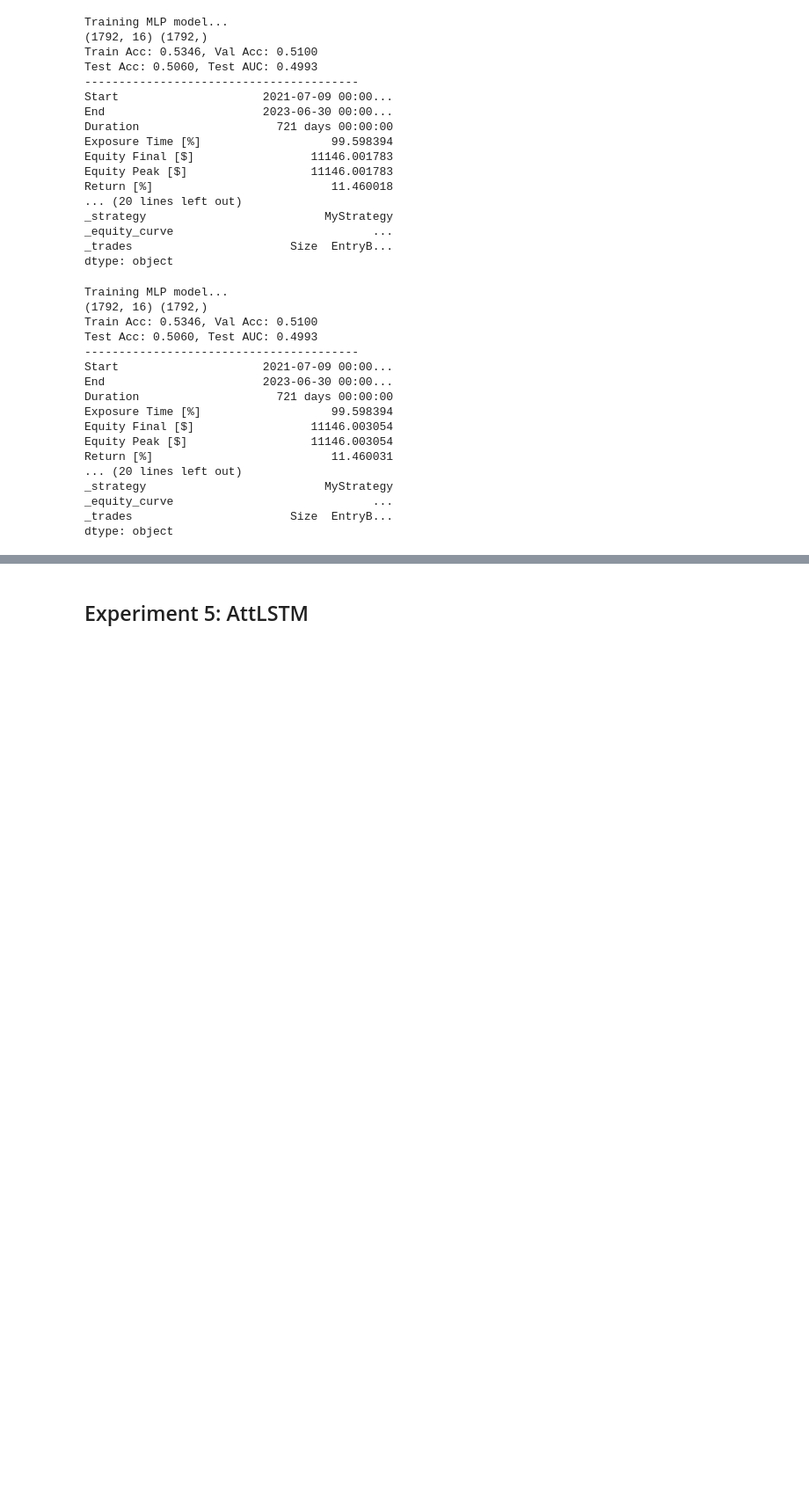
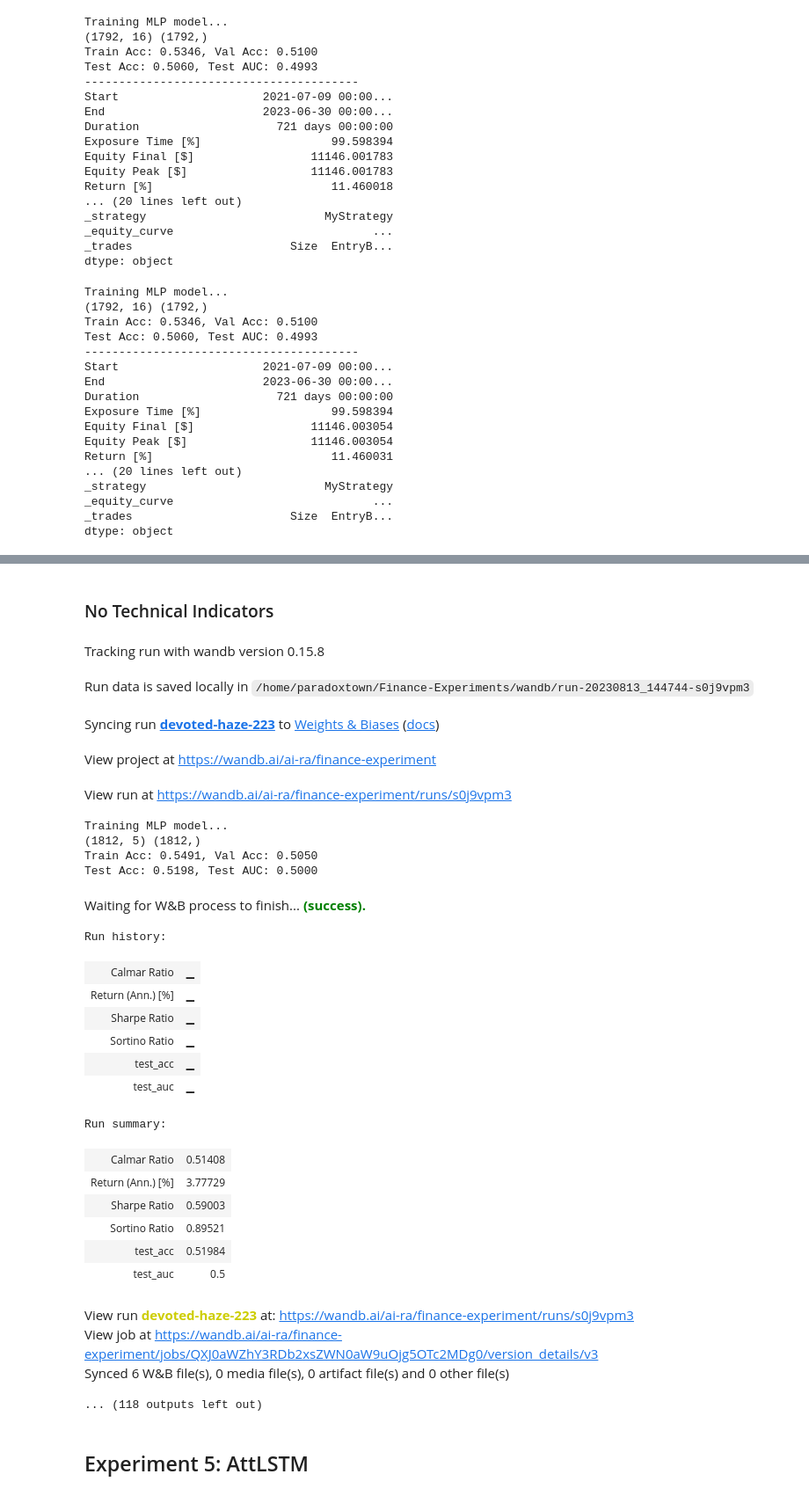
Before and after one commit to paradoxtown/Finance-Experiments, a Jupyter notebook: experiments.ipynb, the cells around one changed output, grey strips where cells are left out. Shown at 88% size. Drawn from its saved outputs; the diff is of its cells as text; code cells hidden in the pictures; blank space fills up the shorter version.

```diff
--- a/experiments.ipynb
+++ b/experiments.ipynb
@@ -323,5 +416,3 @@ exp.lr = 1e-3
 exp.batch_size = 32
 exp.early_stopping = True
 exp.technical_indicators = []
-# %%
-acc, auc, sim = exp.run()
@@ -345,0 +419,2 @@ dtype: object
+# %%
+exp.run()
@@ -346,3 +439,45 @@ dtype: object
+# %% [markdown]
+### No Technical Indicators
+# %%
+exp.model_framework = 'Sklearn'
+exp.model_name = 'MLP'
+exp.max_iter = 1000
+exp.lr = 1e-3
+exp.batch_size = 32
+exp.early_stopping = True
+technical_indicators = []
+# %%
+for _ in range(10):
+    exp.run()
+# %% [output]
+Tracking run with wandb version 0.15.8
+Run data is saved locally in /home/paradoxtown/Finance-Experiments/wandb/run-20230813_144744-s0j9vpm3
+Syncing run devoted-haze-223 to Weights & Biases (docs)
+View project at https://wandb.ai/ai-ra/finance-experiment
+View run at https://wandb.ai/ai-ra/finance-experiment/runs/s0j9vpm3
+Training MLP model...
+(1812, 5) (1812,)
+Train Acc: 0.5491, Val Acc: 0.5050
+Test Acc: 0.5198, Test AUC: 0.5000
+Waiting for W&B process to finish... (success).
+Run history:
+| Calmar Ratio | ▁ |
+| Return (Ann.) [%] | ▁ |
+| Sharpe Ratio | ▁ |
+| Sortino Ratio | ▁ |
+| test_acc | ▁ |
+| test_auc | ▁ |
+Run summary:
+| Calmar Ratio | 0.51408 |
+| Return (Ann.) [%] | 3.77729 |
+| Sharpe Ratio | 0.59003 |
+| Sortino Ratio | 0.89521 |
+| test_acc | 0.51984 |
+| test_auc | 0.5 |
+View run devoted-haze-223 at: https://wandb.ai/ai-ra/finance-experiment/runs/s0j9vpm3
+View job at https://wandb.ai/ai-ra/finance-experiment/jobs/QXJ0aWZhY3RDb2xsZWN0aW9uOjg5OTc2MDg0/version_details/v3
+Synced 6 W&B file(s), 0 media file(s), 0 artifact file(s) and 0 other file(s)
+... (118 outputs left out)
 # %% [markdown]
 ## Experiment 5: AttLSTM
 # %%
```
Also changed, not shown: parts of 14 cells of this notebook, 9 other files.
